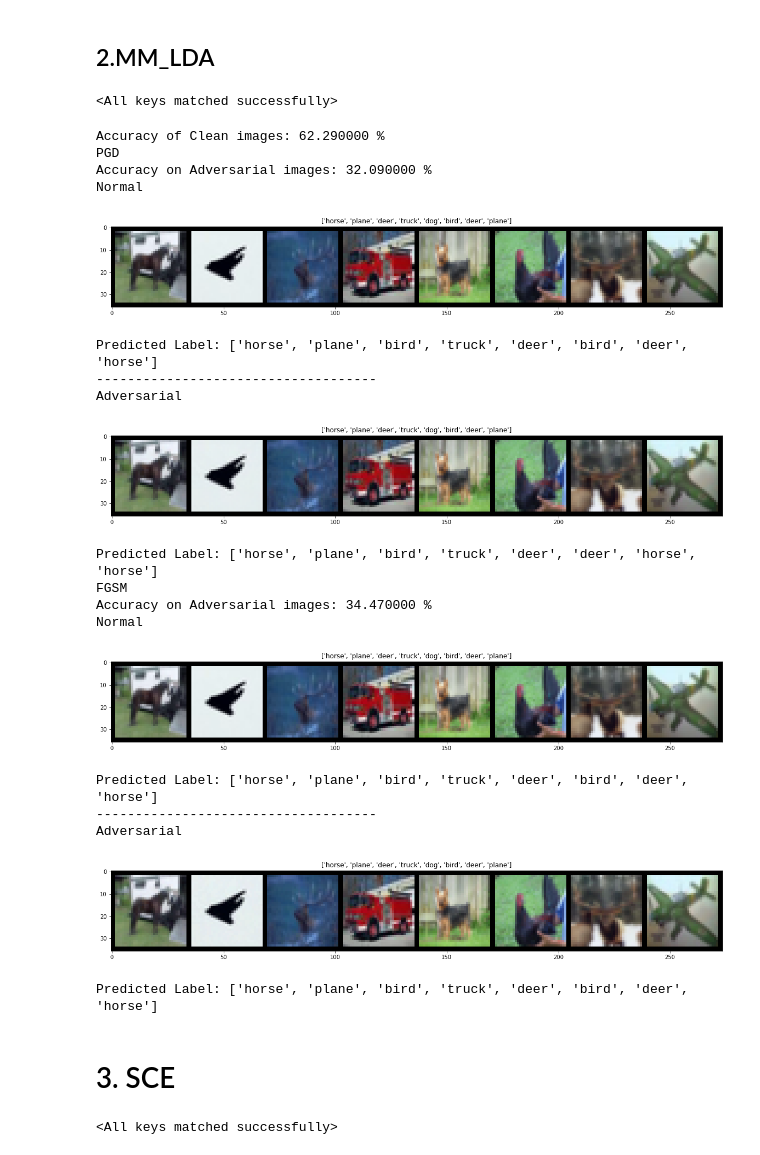
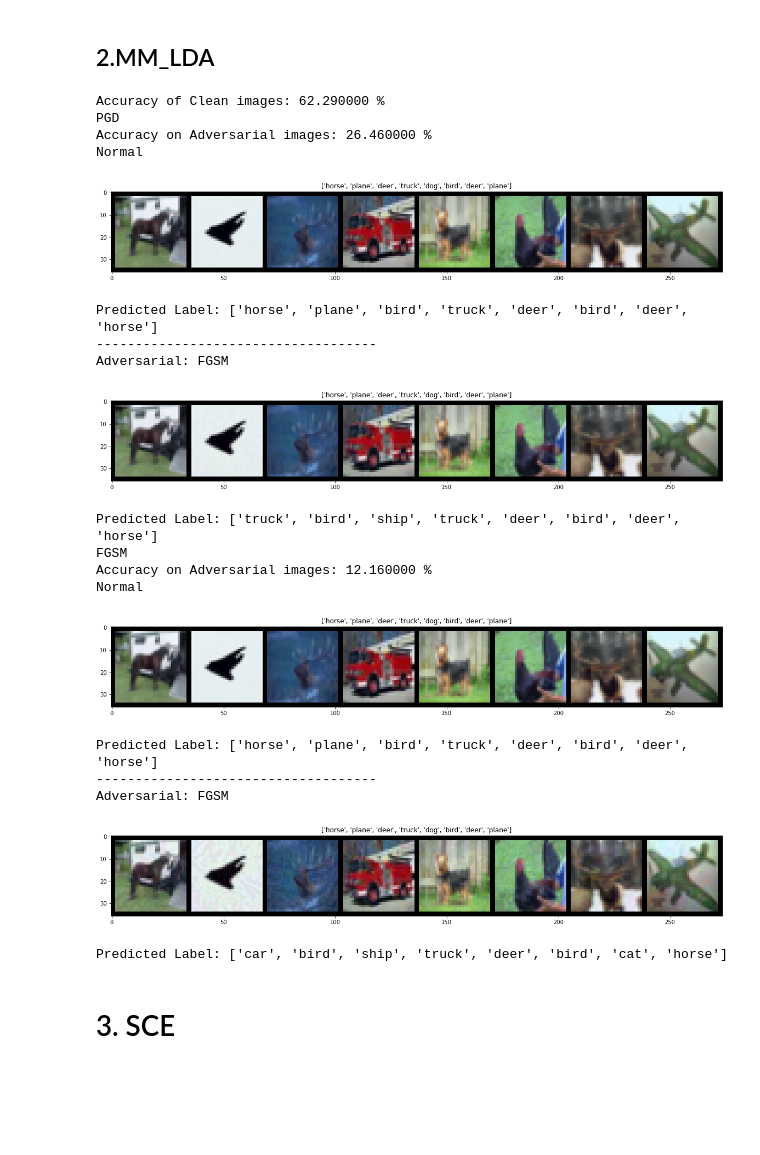
Before and after one commit to futakw/Max-Mahalanobis-CenterLoss_pytorch, a Jupyter notebook: MMC_Loss_Test.ipynb, the cells around one changed output. Cells and saved outputs as stored; diff of their text form; code cells hidden in the pictures; blank space fills up the shorter version.

```diff
--- a/MMC_Loss_Test.ipynb
+++ b/MMC_Loss_Test.ipynb
@@ -254,34 +314,37 @@ model = model.to(device)
 
 checkpoint = torch.load(file_name)
 model.load_state_dict(checkpoint['state_dict'])
+
+criterion = dot_loss()
-# %% [output]
-<All keys matched successfully>
-# %%
-test_on_normal_data(model)
-for attack in ['PGD','FGSM']:
-    print(attack)
-    test_on_AEs(model, attack=attack)
-    show_examples(model, attack=attack)
-# %% [output]
-Accuracy of Clean images: 62.290000 %
-PGD
-Accuracy on Adversarial images: 32.090000 %
-Normal
-[figure, removed]
-Predicted Label: ['horse', 'plane', 'bird', 'truck', 'deer', 'bird', 'deer', 'horse']
-------------------------------------
-Adversarial
-[figure, removed]
-Predicted Label: ['horse', 'plane', 'bird', 'truck', 'deer', 'deer', 'horse', 'horse']
-FGSM
-Accuracy on Adversarial images: 34.470000 %
-Normal
-[figure, removed]
-Predicted Label: ['horse', 'plane', 'bird', 'truck', 'deer', 'bird', 'deer', 'horse']
-------------------------------------
-Adversarial
-[figure, removed]
-Predicted Label: ['horse', 'plane', 'bird', 'truck', 'deer', 'bird', 'deer', 'horse']
+# %%
+attacks = {'PGD':PGD(model, criterion, 8/255),
+          'FGSM':FGSM(model, criterion, 0.12)}
+
+test_on_normal_data(model)
+for att_name in ['PGD','FGSM']:
+    print(att_name)
+    test_on_AEs(model, attacks[att_name])
+    show_examples(model, attacks[att_name])
+# %% [output]
+Accuracy of Clean images: 62.290000 %
+PGD
+Accuracy on Adversarial images: 26.460000 %
+Normal
+[figure, added]
+Predicted Label: ['horse', 'plane', 'bird', 'truck', 'deer', 'bird', 'deer', 'horse']
+------------------------------------
+Adversarial: FGSM
+[figure, added]
+Predicted Label: ['truck', 'bird', 'ship', 'truck', 'deer', 'bird', 'deer', 'horse']
+FGSM
+Accuracy on Adversarial images: 12.160000 %
+Normal
+[figure, added]
+Predicted Label: ['horse', 'plane', 'bird', 'truck', 'deer', 'bird', 'deer', 'horse']
+------------------------------------
+Adversarial: FGSM
+[figure, added]
+Predicted Label: ['car', 'bird', 'ship', 'truck', 'deer', 'bird', 'cat', 'horse']
 # %% [markdown]
 # 3. SCE
 # %%
@@ -292,5 +355,5 @@ model = model.to(device)
 
 checkpoint = torch.load(file_name)
 model.load_state_dict(checkpoint['state_dict'])
+
+criterion = nn.CrossEntropyLoss()
-# %% [output]
-<All keys matched successfully>
```
Also changed, not shown: parts of 12 cells of this notebook, 4 other files.
